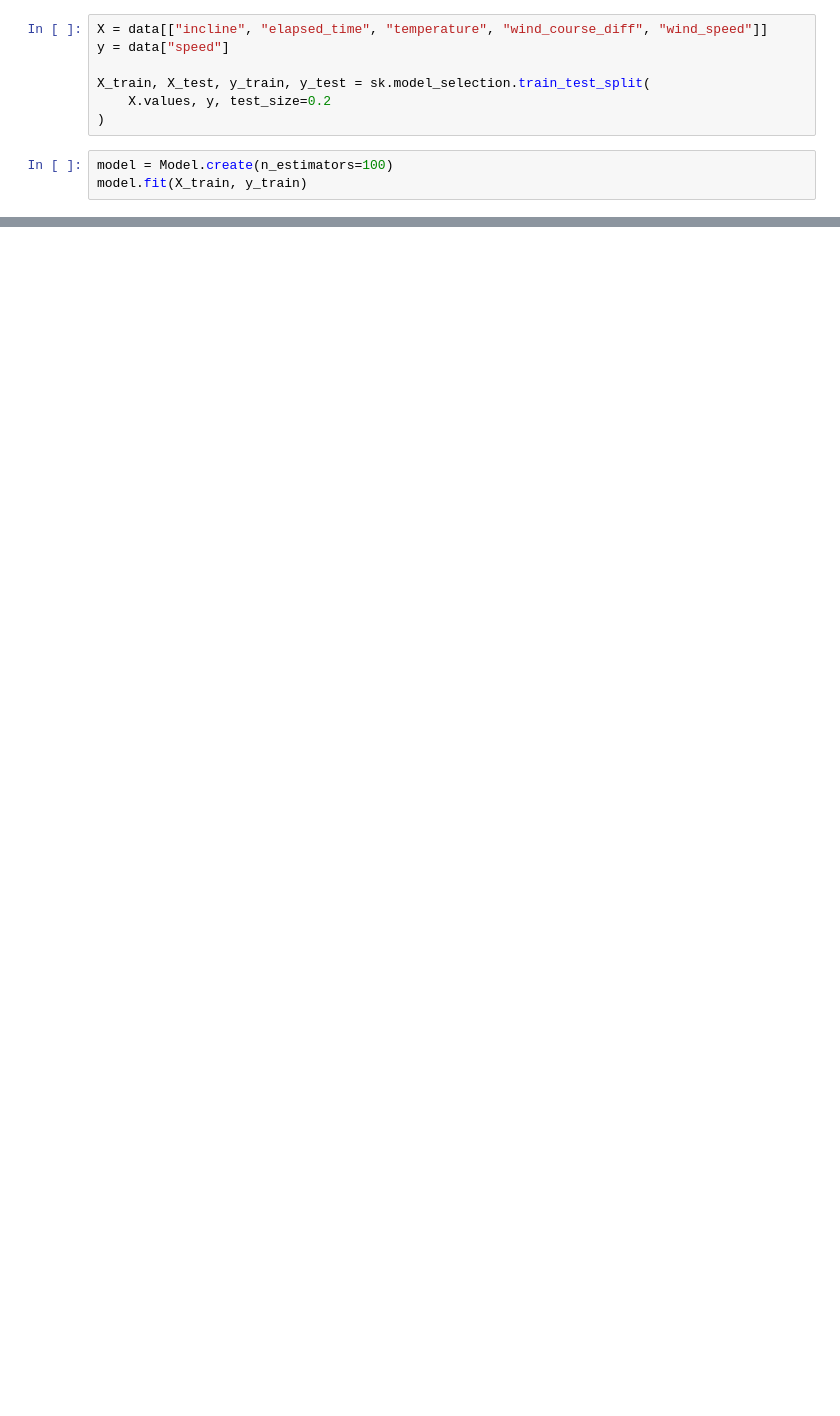
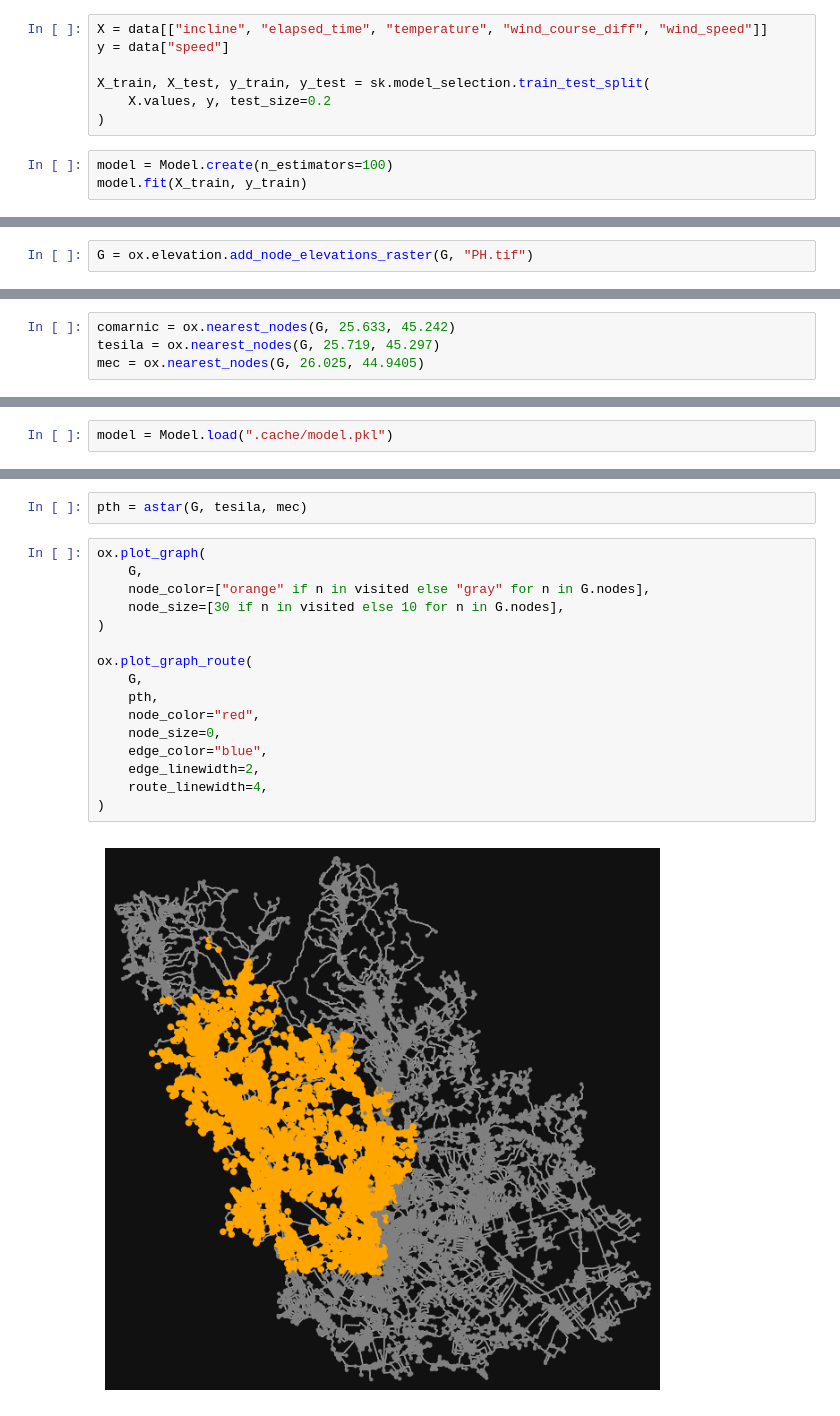
Before and after one commit to alx-sima/cycling-planner, a Jupyter notebook: main.ipynb, the cells around one changed output, grey strips where cells are left out. Drawn from its saved outputs; the diff is of its cells as text; blank space fills up the shorter version.

```diff
--- a/main.ipynb
+++ b/main.ipynb
@@ -86,0 +46,2 @@ for track in tracks:
+# %%
+G = ox.elevation.add_node_elevations_raster(G, "PH.tif")
@@ -86,0 +50,4 @@ for track in tracks:
+# %%
+comarnic = ox.nearest_nodes(G, 25.633, 45.242)
+tesila = ox.nearest_nodes(G, 25.719, 45.297)
+mec = ox.nearest_nodes(G, 26.025, 44.9405)
@@ -86,0 +56,2 @@ for track in tracks:
+# %%
+model = Model.load(".cache/model.pkl")
@@ -86,0 +112,20 @@ for track in tracks:
+# %%
+pth = astar(G, tesila, mec)
+# %%
+ox.plot_graph(
+    G,
+    node_color=["orange" if n in visited else "gray" for n in G.nodes],
+    node_size=[30 if n in visited else 10 for n in G.nodes],
+)
+
+ox.plot_graph_route(
+    G,
+    pth,
+    node_color="red",
+    node_size=0,
+    edge_color="blue",
+    edge_linewidth=2,
+    route_linewidth=4,
+)
+# %% [output]
+[figure, added]
```
Also changed, not shown: parts of 12 cells of this notebook, 3 other files.
